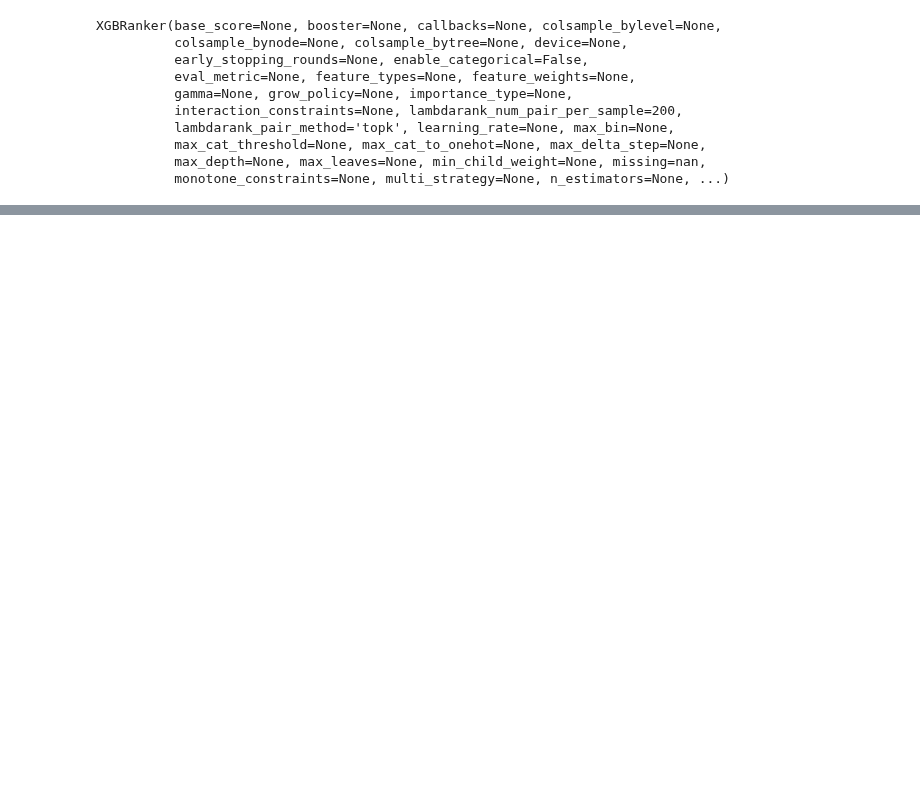
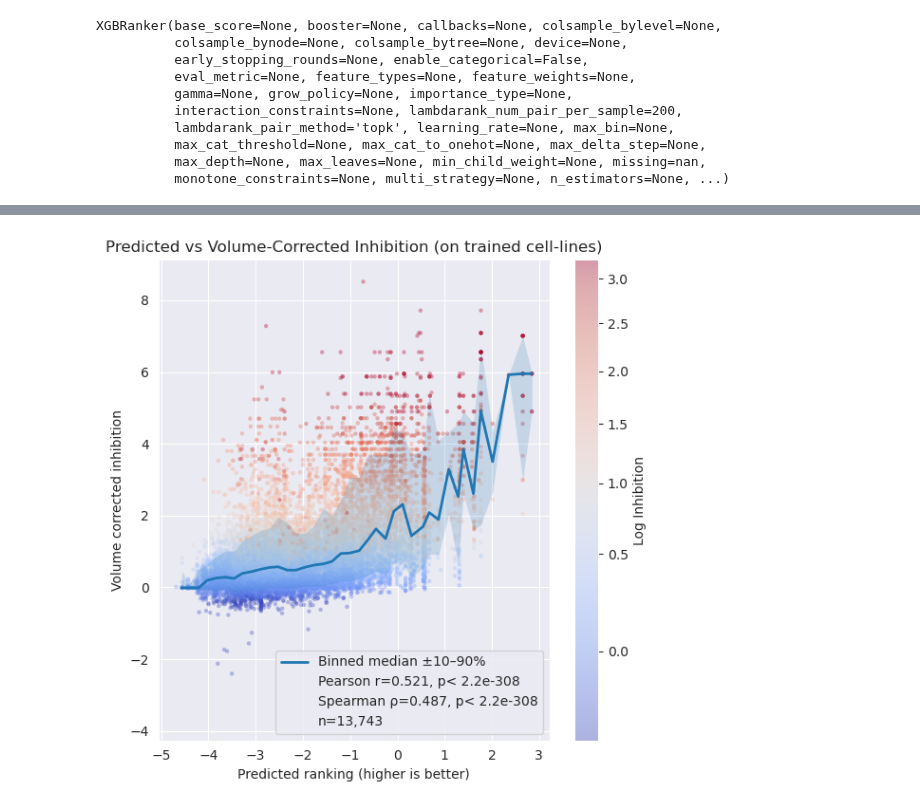
Before and after one commit to RedPenguin100/ASOdesign, a Jupyter notebook: scripts/Models/Model2.ipynb, the cells around one changed output, grey strips where cells are left out. Drawn from its saved outputs; the diff is of its cells as text; code cells hidden in the pictures; blank space fills up the shorter version.

```diff
--- a/scripts/Models/Model2.ipynb
+++ b/scripts/Models/Model2.ipynb
@@ -146,0 +281,83 @@ XGBRanker(base_score=None, booster=None, callbacks=None, colsample_bylevel=None,
+# %%
+import numpy as np
+import matplotlib.pyplot as plt
+from scipy.stats import pearsonr, spearmanr, linregress
+from matplotlib.colors import PowerNorm
+
+first_filtered = main_df.copy()
+first_filtered = first_filtered[first_filtered['Cell line organism'] == 'human']
+first_filtered = first_filtered.dropna(subset=[INHIBITION]).copy()
+first_filtered = first_filtered[first_filtered[CELL_LINE].isin(['A431', 'SK-MEL-28', 'MM.1R', 'KARPAS-229'])]
+# first_filtered = first_filtered[first_filtered[CELL_LINE].isin(['U251'])]
+
+log_correction = 1.01
+first_filtered.loc[:, 'log_inhibition'] = -np.log(log_correction - first_filtered[INHIBITION] / 100)
+
+predicted = model.predict(first_filtered[selected_features])
+
+li = first_filtered['log_inhibition']
+first_filtered['correct_log_inhibition2'] = li / (first_filtered[VOLUME] * 0.0000601 + 0.537)
+truth = first_filtered['correct_log_inhibition2'].to_numpy()
+
+from math import isfinite
+
+# --- helper to format p-values (smallest positive float64, not eps) ---
+TINY = np.finfo(np.float64).tiny  # ≈ 2.22e-308
+def fmt_p(p):
+    p = float(np.asarray(p).squeeze())
+    if p <= 0.0 or p < TINY:
+        return f"< {TINY:.1e}"
+    return f"{p:.1e}"
+
+# --- colors: softer reds, faster transition ---
+vals = first_filtered['log_inhibition'].to_numpy()
+vmin, vmax = np.percentile(vals, [1, 99])  # clip extremes
+norm = PowerNorm(gamma=0.6, vmin=vmin, vmax=vmax)
+cmap = 'coolwarm'  # softer than RdBu_r
+
+import pandas as pd
+
+n_points = len(predicted)
+plt.figure(figsize=(6,6))
+
+# --- main scatter ---
+sc = plt.scatter(
+    predicted, truth,
+    c=vals, cmap=cmap, norm=norm,
+    s=10, alpha=0.35, linewidths=0, rasterized=True
+)
+
+# --- binning without cutoffs ---
+df_plot = pd.DataFrame({"x": predicted, "y": truth})
+nbins = 40
+bins = np.linspace(predicted.min(), predicted.max(), nbins + 1)
+df_plot["bin"] = np.digitize(df_plot["x"], bins)
+
+summary = df_plot.groupby("bin", observed=True).agg(
+    x_mid=("x", "mean"),
+    y_med=("y", "median"),
+    y_p10=("y", lambda s: np.percentile(s, 10)),
+    y_p90=("y", lambda s: np.percentile(s, 90)),
+).dropna()
+
+# --- ribbon and central trend ---
+plt.fill_between(summary["x_mid"], summary["y_p10"], summary["y_p90"],
+                 alpha=0.18, linewidth=0)
+plt.plot(summary["x_mid"], summary["y_med"], lw=2, label="Binned median ±10–90%")
+
+# --- stats only in legend ---
+pear_r, pear_p = pearsonr(predicted, truth)
+spear_rho, spear_p = spearmanr(predicted, truth)
+plt.plot([], [], ' ', label=f"Pearson r={pear_r:.3f}, p{fmt_p(pear_p)}")
+plt.plot([], [], ' ', label=f"Spearman ρ={spear_rho:.3f}, p{fmt_p(spear_p)}")
+plt.plot([], [], ' ', label=f"n={n_points:,d}")
+
+plt.xlabel("Predicted ranking (higher is better)")
+plt.ylabel("Volume corrected inhibition")
+plt.title("Predicted vs Volume-Corrected Inhibition (on trained cell-lines)")
+plt.colorbar(sc, label="Log Inhibition")
+plt.legend()
+plt.tight_layout()
+plt.show()
+# %% [output]
+[figure, added]
```
Also changed, not shown: parts of 36 cells of this notebook, 4 other files.
